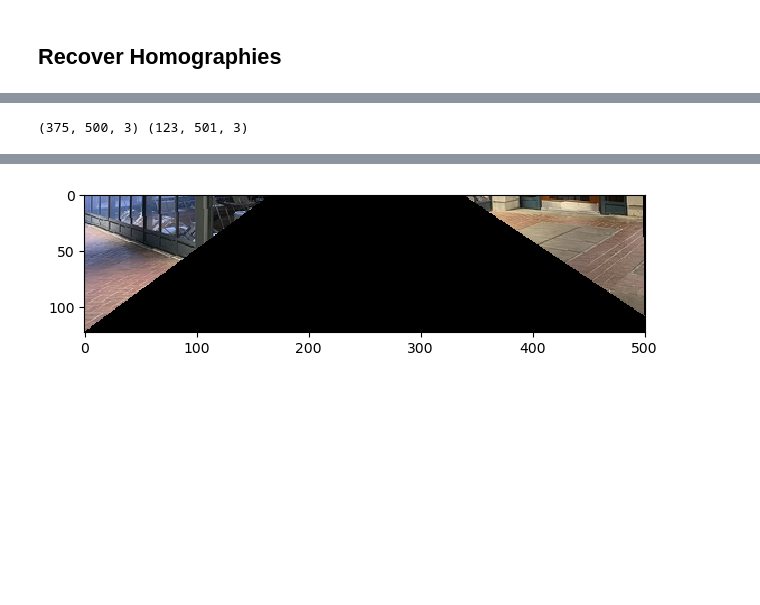
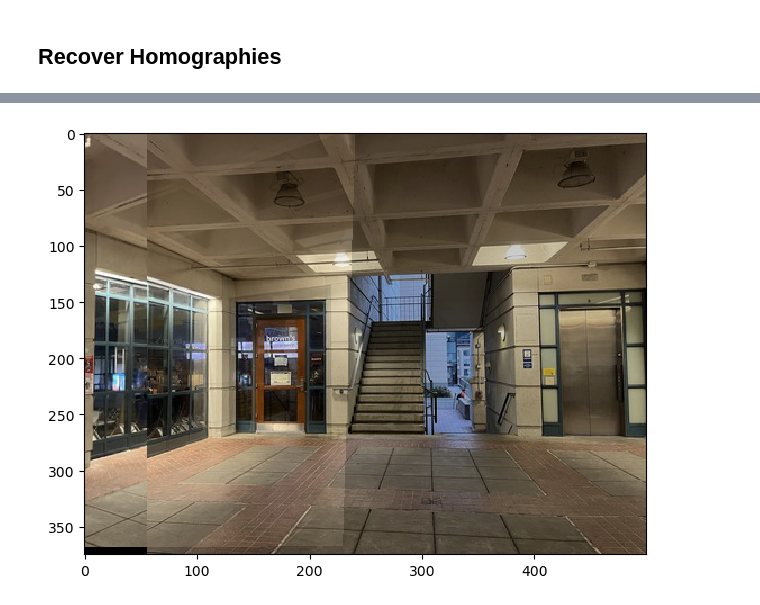
Before and after one commit to NAYCal/imageWrapping-Mosaicing, a Jupyter notebook: main.ipynb, the cells around one changed output, grey strips where cells are left out. Saved outputs shown, nothing was run; the diff lists cells and outputs as text; code cells hidden in the pictures; blank space fills up the shorter version.

```diff
--- a/main.ipynb
+++ b/main.ipynb
@@ -75,9 +94,12 @@ def warp_image(image, projection_matrix):
 # %%
 hallway0_hallway1 = ImagePointSet("hallway/hallway0_hallway1.json")
+hallway0_hallway1.align_all_points()
 hallway0_hallway1_projection_matrix = computeProjectionMatrix(hallway0_hallway1.points[0], hallway0_hallway1.points[1])
-wrapped_image = warp_image(hallway0_hallway1.images[0], hallway0_hallway1_projection_matrix)
-print(hallway0_hallway1.images[0].shape, wrapped_image.shape)
-skio.imshow(wrapped_image)
+warped_hallway0_hallway1_image = warp_image(hallway0_hallway1.images[0], hallway0_hallway1_projection_matrix)
+# hallway0_hallway1.display(True, figsize=(20, 8))
+
+warped_hallway0_hallway1_alpha = np.ones(warped_hallway0_hallway1_image.shape[:2])
+warped_hallway0_hallway1_alpha[:, np.min(hallway0_hallway1.points[1]):] = 0.2
+skio.imshow(warped_hallway0_hallway1_alpha[:, :, np.newaxis] * warped_hallway0_hallway1_image + (1.0 - warped_hallway0_hallway1_alpha[:, :, np.newaxis]) * hallway0_hallway1.images[1])
 skio.show()
 # %% [output]
-(375, 500, 3) (123, 501, 3)
@@ -86 +106 @@ To use the future default and silence this warning we advise to pass `rcond=None
-[figure, old version]
+[figure, new version]
```
Also changed, not shown: parts of 6 cells of this notebook, 20 other files.
